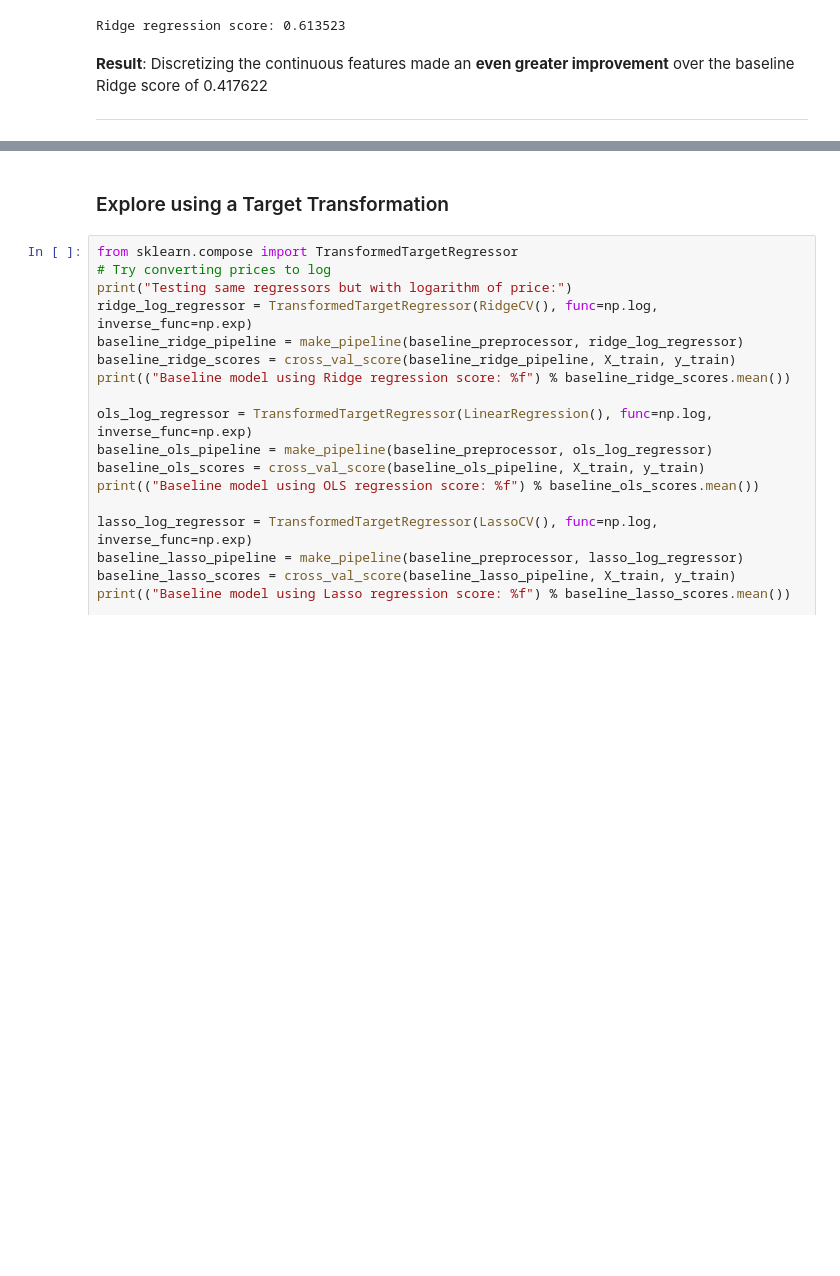
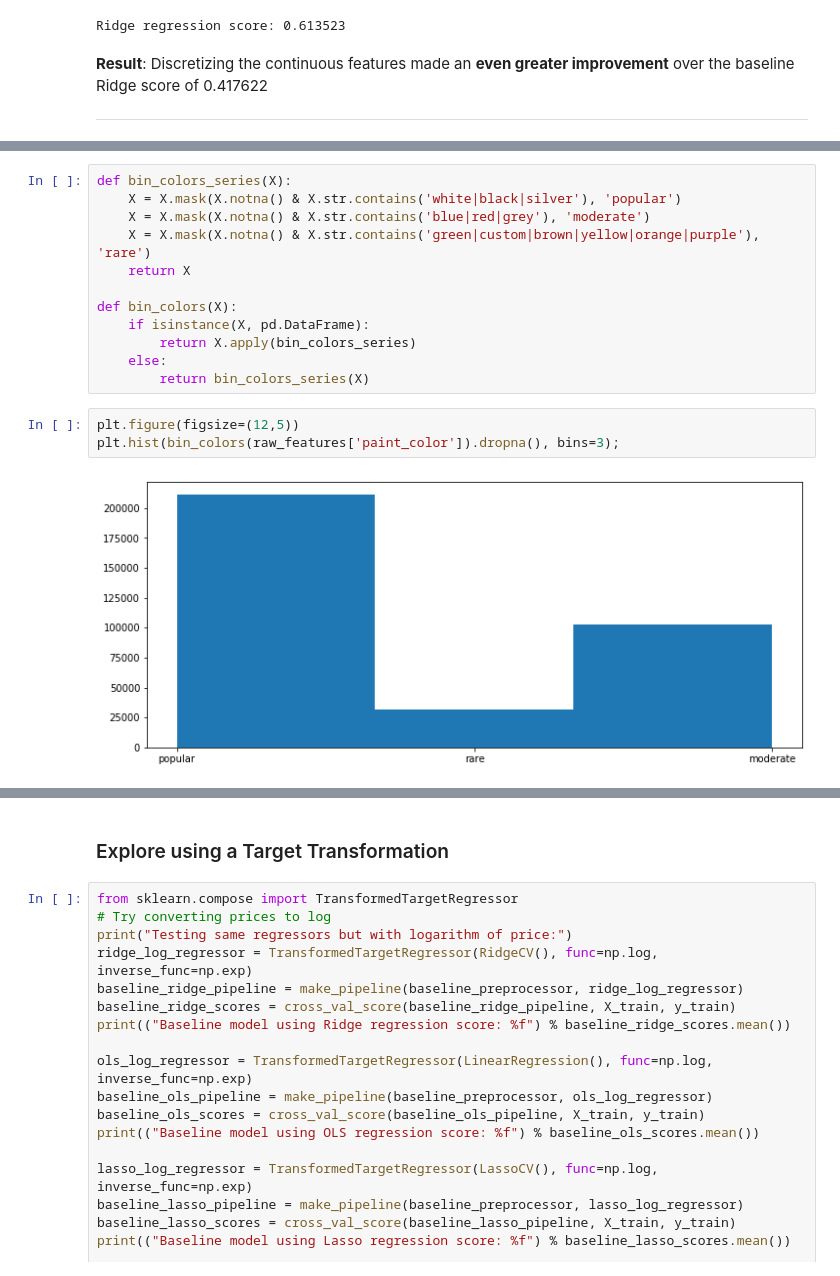
Before and after one commit to AppliedML2020/assignment-3-tomas-larrain, a Jupyter notebook: hw-3_Brett.ipynb, the cells around one changed output, grey strips where cells are left out. Saved outputs shown, nothing was run; the diff lists cells and outputs as text; blank space fills up the shorter version.

```diff
--- a/hw-3_Brett.ipynb
+++ b/hw-3_Brett.ipynb
@@ -528,0 +539,17 @@ Ridge regression score: 0.613523
+# %%
+def bin_colors_series(X):
+    X = X.mask(X.notna() & X.str.contains('white|black|silver'), 'popular')
+    X = X.mask(X.notna() & X.str.contains('blue|red|grey'), 'moderate')
+    X = X.mask(X.notna() & X.str.contains('green|custom|brown|yellow|orange|purple'), 'rare')
+    return X
+
+def bin_colors(X):
+    if isinstance(X, pd.DataFrame):
+        return X.apply(bin_colors_series)
+    else:
+        return bin_colors_series(X)
+# %%
+plt.figure(figsize=(12,5))
+plt.hist(bin_colors(raw_features['paint_color']).dropna(), bins=3);
+# %% [output]
+[figure, added]
```
Also changed, not shown: parts of 5 cells of this notebook.
